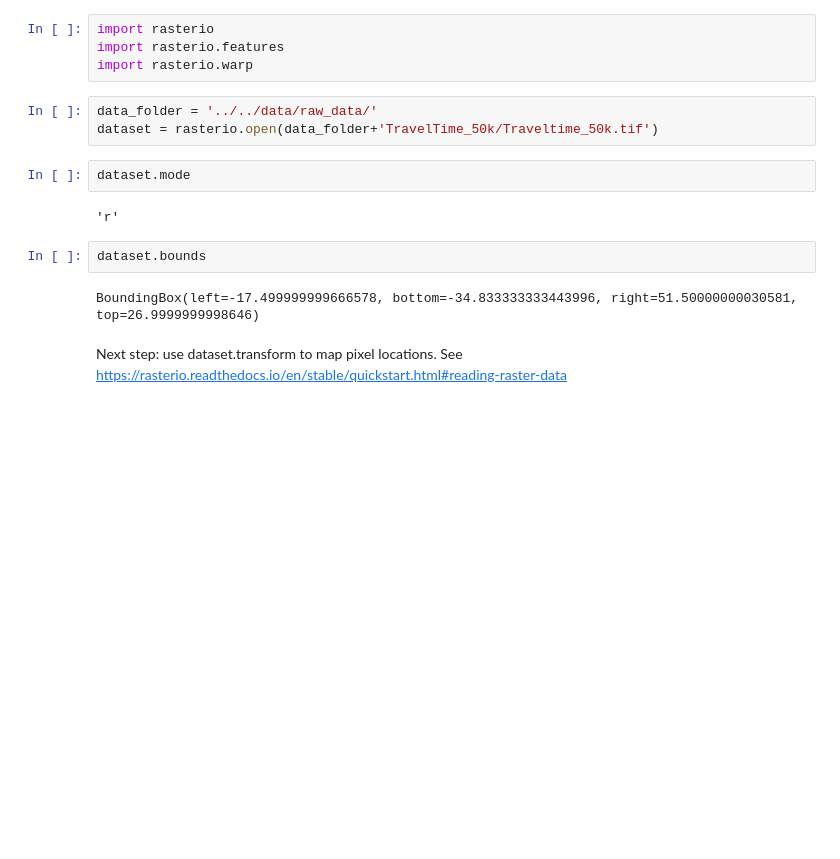
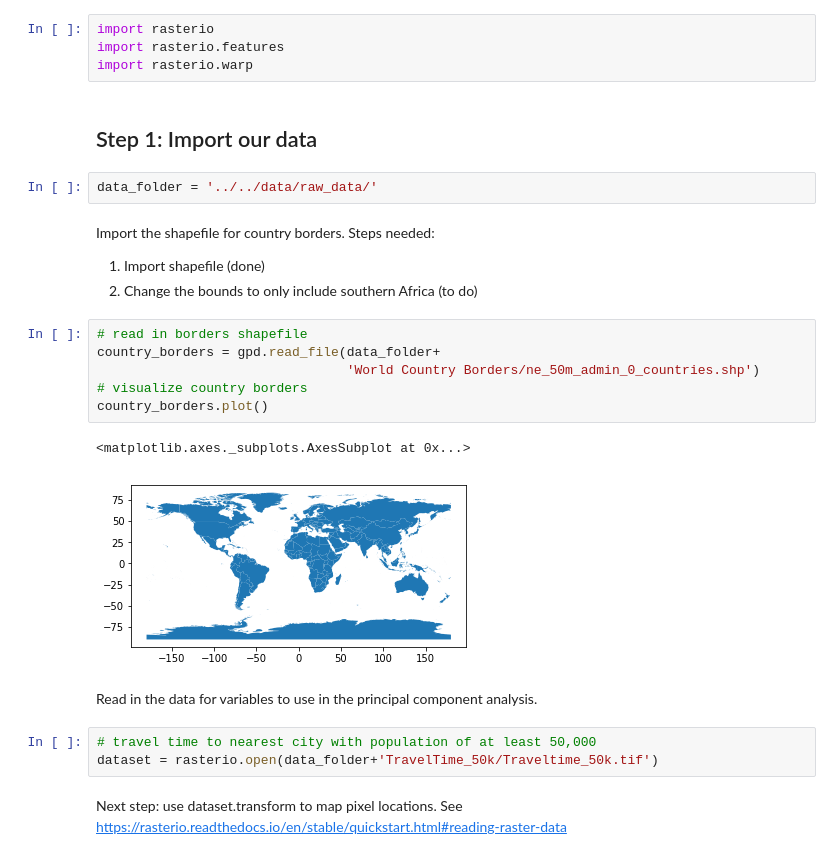
Before and after one commit to AaronScherf/Human_Mobility_Project, a Jupyter notebook: code/1_importing/importing_data.ipynb, the cells around one changed output. Drawn from its saved outputs; the diff is of its cells as text; blank space fills up the shorter version.

Commit message:
adding to import data code

```diff
--- a/code/1_importing/importing_data.ipynb
+++ b/code/1_importing/importing_data.ipynb
@@ -151,16 +151,27 @@ Successfully installed affine-2.3.0 rasterio-1.1.0 snuggs-1.4.7
 import rasterio
 import rasterio.features
 import rasterio.warp
+# %% [markdown]
+## Step 1: Import our data
+# %%
+data_folder = '../../data/raw_data/'
+# %% [markdown]
+Import the shapefile for country borders. Steps needed:
+1. Import shapefile (done)
+2. Change the bounds to only include southern Africa (to do)
+# %%
+# read in borders shapefile
+country_borders = gpd.read_file(data_folder+
+                                'World Country Borders/ne_50m_admin_0_countries.shp')
+# visualize country borders
+country_borders.plot()
+# %% [output]
+<matplotlib.axes._subplots.AxesSubplot at 0x...>
+[figure, added]
+# %% [markdown]
+Read in the data for variables to use in the principal component analysis.
 # %%
-data_folder = '../../data/raw_data/'
+# travel time to nearest city with population of at least 50,000
 dataset = rasterio.open(data_folder+'TravelTime_50k/Traveltime_50k.tif')
-# %%
-dataset.mode
-# %% [output]
-'r'
-# %%
-dataset.bounds
-# %% [output]
-BoundingBox(left=-17.499999999666578, bottom=-34.833333333443996, right=51.50000000030581, top=26.9999999998646)
 # %% [markdown]
 Next step: use dataset.transform to map pixel locations. See https://rasterio.readthedocs.io/en/stable/quickstart.html#reading-raster-data
```
